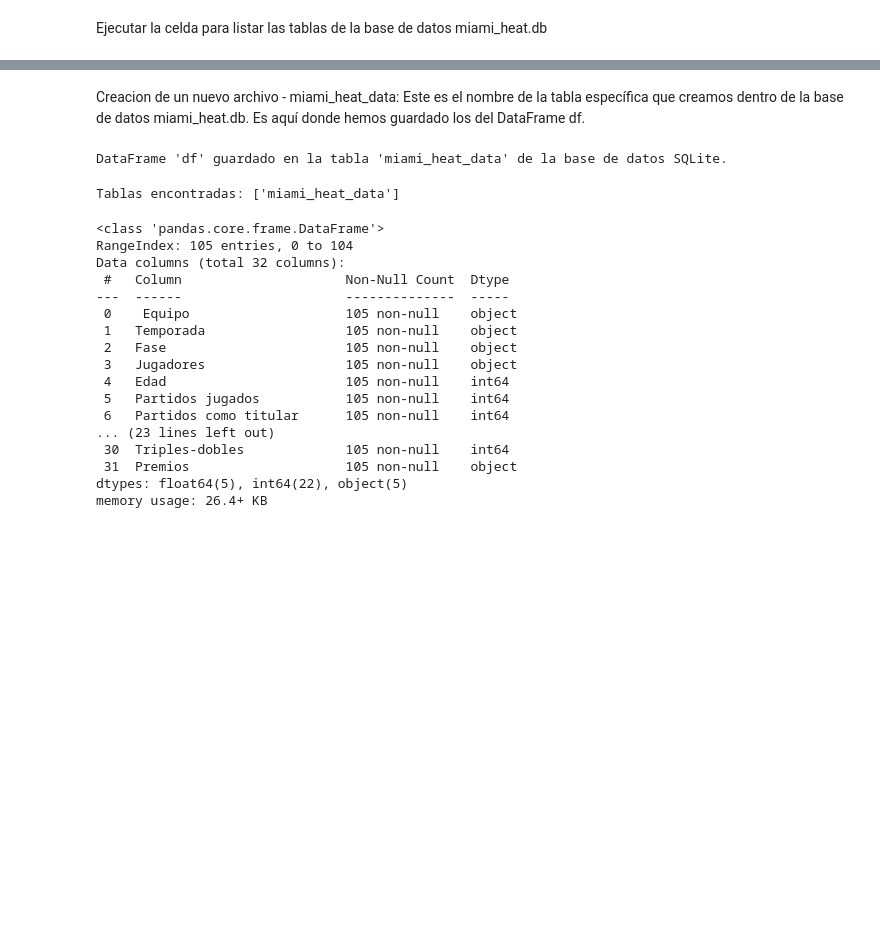
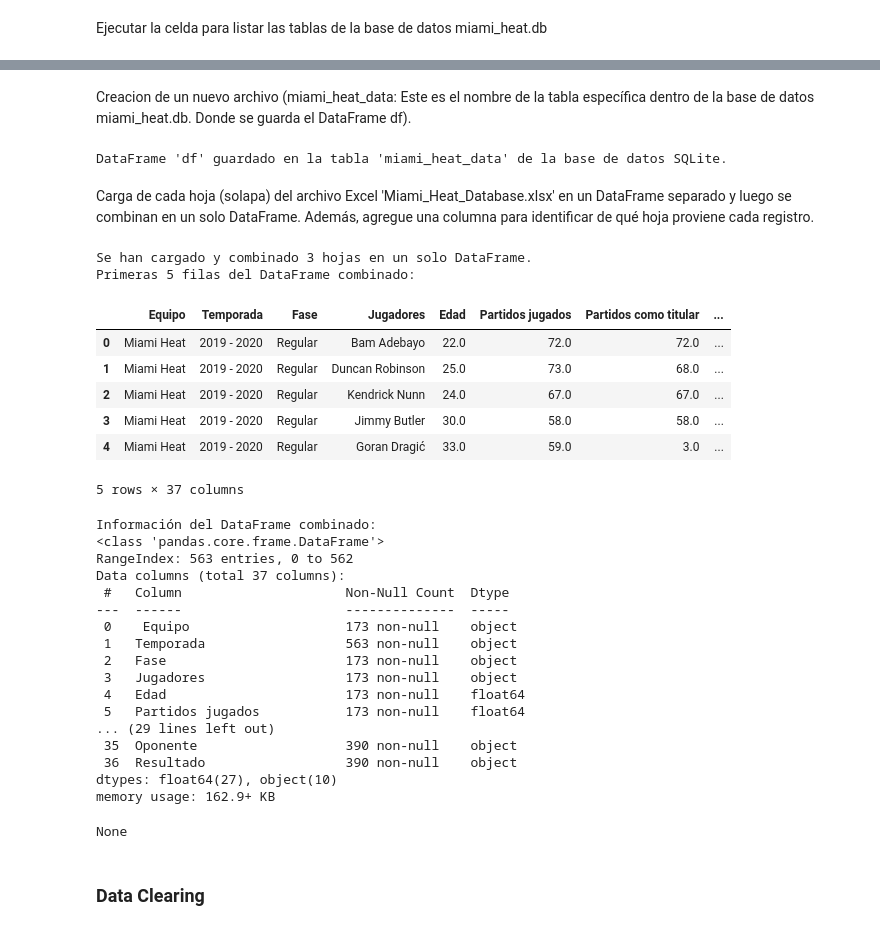
Before and after one commit to coderhouse2025-droid/Miami-Heat, a Jupyter notebook: Miami_Heat.ipynb, the cells around one changed output, grey strips where cells are left out. Saved outputs shown, nothing was run; the diff lists cells and outputs as text; code cells hidden in the pictures; blank space fills up the shorter version.

```diff
--- a/Miami_Heat.ipynb
+++ b/Miami_Heat.ipynb
@@ -66,32 +66,59 @@ Tablas encontradas: []
 # %% [markdown]
-Creacion de un nuevo archivo - miami_heat_data: Este es el nombre de la tabla específica que creamos dentro de la base de datos miami_heat.db. Es aquí donde hemos guardado los del DataFrame df.
+Creacion de un nuevo archivo (miami_heat_data: Este es el nombre de la tabla específica dentro de la base de datos miami_heat.db. Donde se guarda el DataFrame df).
 # %%
 df.to_sql('miami_heat_data', conn, if_exists='replace', index=False)
 print("DataFrame 'df' guardado en la tabla 'miami_heat_data' de la base de datos SQLite.")
 # %% [output]
 DataFrame 'df' guardado en la tabla 'miami_heat_data' de la base de datos SQLite.
-# %%
-tables = pd.read_sql_query("SELECT name FROM sqlite_master WHERE type='table'", conn)
-print("Tablas encontradas:", tables['name'].tolist())
-# %% [output]
-Tablas encontradas: ['miami_heat_data']
-# %%
-df.info()
-# %% [output]
-<class 'pandas.core.frame.DataFrame'>
-RangeIndex: 105 entries, 0 to 104
-Data columns (total 32 columns):
- #   Column                     Non-Null Count  Dtype
----  ------                     --------------  -----
- 0    Equipo                    105 non-null    object
- 1   Temporada                  105 non-null    object
- 2   Fase                       105 non-null    object
- 3   Jugadores                  105 non-null    object
- 4   Edad                       105 non-null    int64
- 5   Partidos jugados           105 non-null    int64
- 6   Partidos como titular      105 non-null    int64
-... (23 lines left out)
- 30  Triples-dobles             105 non-null    int64
- 31  Premios                    105 non-null    object
-dtypes: float64(5), int64(22), object(5)
-memory usage: 26.4+ KB
+# %% [markdown]
+Carga de cada hoja (solapa) del archivo Excel 'Miami_Heat_Database.xlsx' en un DataFrame separado y luego se combinan en un solo DataFrame. Además, agregue una columna para identificar de qué hoja proviene cada registro.
+# %%
+xls = pd.ExcelFile('Miami_Heat_Database.xlsx')
+sheet_names = xls.sheet_names
+
+# Crear una lista para almacenar los DataFrames de cada hoja
+all_dfs = []
+
+for sheet_name in sheet_names:
+    df_sheet = pd.read_excel('Miami_Heat_Database.xlsx', sheet_name=sheet_name)
+    df_sheet['Fase_Original'] = sheet_name  # Añadir una columna para identificar la hoja de origen
+    all_dfs.append(df_sheet)
+
+# Concatenar todos los DataFrames en uno solo
+df_combined = pd.concat(all_dfs, ignore_index=True)
+
+print(f"Se han cargado y combinado {len(sheet_names)} hojas en un solo DataFrame.")
+print("Primeras 5 filas del DataFrame combinado:")
+display(df_combined.head())
+print("Información del DataFrame combinado:")
+display(df_combined.info())
+# %% [output]
+Se han cargado y combinado 3 hojas en un solo DataFrame.
+Primeras 5 filas del DataFrame combinado:
+|  | Equipo | Temporada | Fase | Jugadores | Edad | Partidos jugados | Partidos como titular | ... |
+| 0 | Miami Heat | 2019 - 2020 | Regular | Bam Adebayo | 22.0 | 72.0 | 72.0 | ... |
+| 1 | Miami Heat | 2019 - 2020 | Regular | Duncan Robinson | 25.0 | 73.0 | 68.0 | ... |
+| 2 | Miami Heat | 2019 - 2020 | Regular | Kendrick Nunn | 24.0 | 67.0 | 67.0 | ... |
+| 3 | Miami Heat | 2019 - 2020 | Regular | Jimmy Butler | 30.0 | 58.0 | 58.0 | ... |
+| 4 | Miami Heat | 2019 - 2020 | Regular | Goran Dragić | 33.0 | 59.0 | 3.0 | ... |
+5 rows × 37 columns
+Información del DataFrame combinado:
+<class 'pandas.core.frame.DataFrame'>
+RangeIndex: 563 entries, 0 to 562
+Data columns (total 37 columns):
+ #   Column                     Non-Null Count  Dtype
+---  ------                     --------------  -----
+ 0    Equipo                    173 non-null    object
+ 1   Temporada                  563 non-null    object
+ 2   Fase                       173 non-null    object
+ 3   Jugadores                  173 non-null    object
+ 4   Edad                       173 non-null    float64
+ 5   Partidos jugados           173 non-null    float64
+... (29 lines left out)
+ 35  Oponente                   390 non-null    object
+ 36  Resultado                  390 non-null    object
+dtypes: float64(27), object(10)
+memory usage: 162.9+ KB
+None
+# %% [markdown]
+### Data Clearing
```
Also changed, not shown: parts of 15 cells of this notebook.
